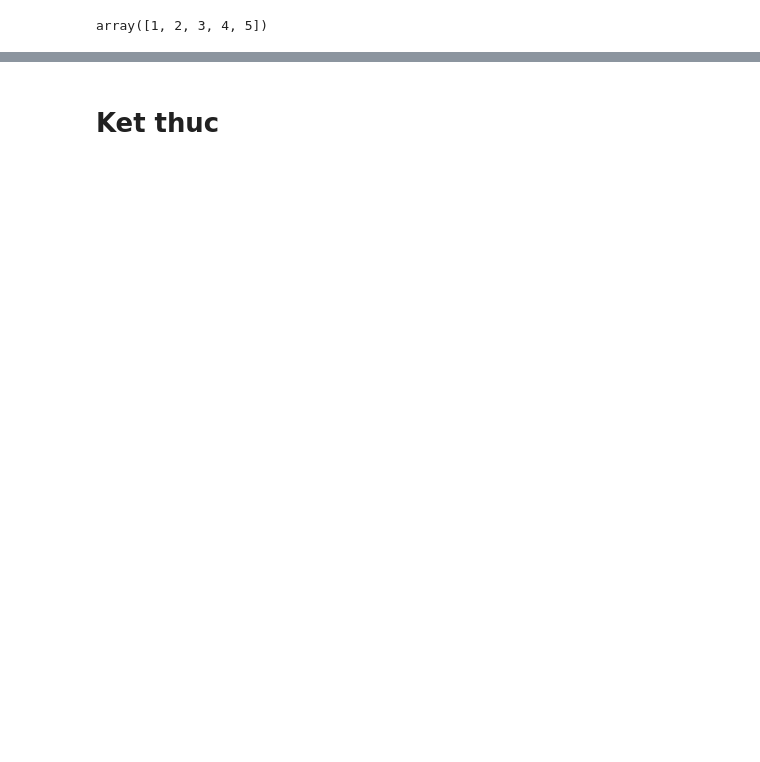
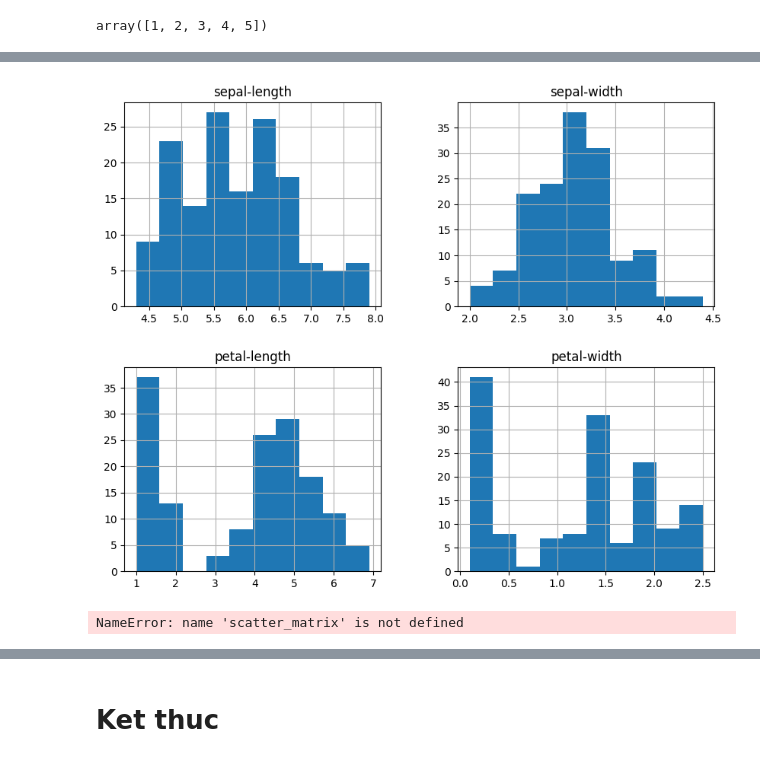
Before and after one commit to andyngo2705/ueh2025kythuatlaptrinh_stata_python, a Jupyter notebook: buoi3/buoi3.ipynb, the cells around one changed output, grey strips where cells are left out. Saved outputs shown, nothing was run; the diff lists cells and outputs as text; code cells hidden in the pictures; blank space fills up the shorter version.

```diff
--- a/buoi3/buoi3.ipynb
+++ b/buoi3/buoi3.ipynb
@@ -58,0 +285,10 @@ array([1, 2, 3, 4, 5])
+# %%
+df.hist()
+plt.show()
+# %% [output]
+[figure, added]
+# %%
+scatter_matrix(df)
+plt.show()
+# %% [output]
+NameError: name 'scatter_matrix' is not defined
```
Also changed, not shown: parts of 18 cells of this notebook, 21 other files.
